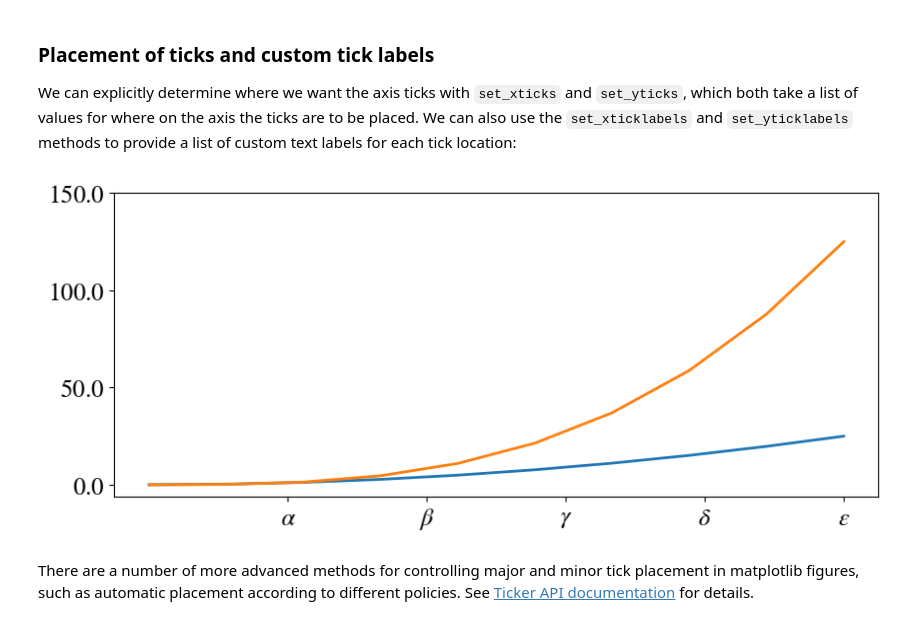
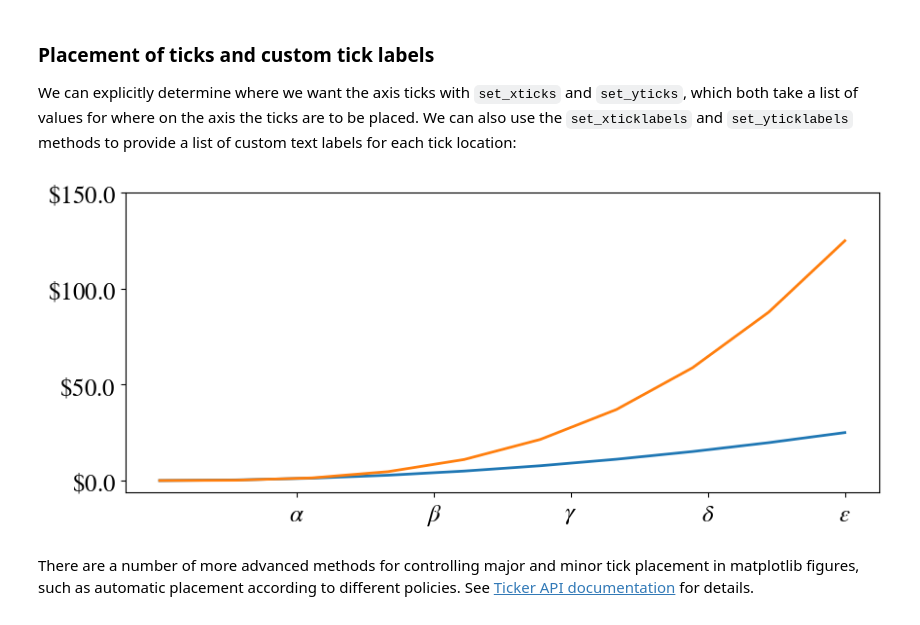
Before and after one commit to bvanelli/python-for-data-analysis, a Jupyter notebook: lessons/lesson08.ipynb, the cells around one changed output. Cells and saved outputs as stored; diff of their text form; code cells hidden in the pictures.

```diff
--- a/lessons/lesson08.ipynb
+++ b/lessons/lesson08.ipynb
@@ -471,16 +475,16 @@ We can explicitly determine where we want the axis ticks with `set_xticks` and `
 # %%
 fig, ax = plt.subplots(figsize=(10, 4))
 
 ax.plot(x, x**2, x, x**3, lw=2)
 
 ax.set_xticks([1, 2, 3, 4, 5])
 ax.set_xticklabels([r"$\alpha$", r"$\beta$", r"$\gamma$", r"$\delta$", r"$\epsilon$"], fontsize=18)
 
 yticks = [0, 50, 100, 150]
 ax.set_yticks(yticks)
-ax.set_yticklabels([f"${y:.1f}$" for y in yticks], fontsize=18);
+ax.set_yticklabels([f"$\\${y:,.1f}$" for y in yticks], fontsize=18);
 # %% [output]
-[figure, old version]
+[figure, new version]
 # %% [markdown]
 There are a number of more advanced methods for controlling major and minor tick placement in matplotlib figures, such as automatic placement according to different policies. See [Ticker API documentation](https://matplotlib.org/stable/api/ticker_api.html) for details.
 # %% [markdown]
```
Also changed, not shown: parts of 16 cells of this notebook.
